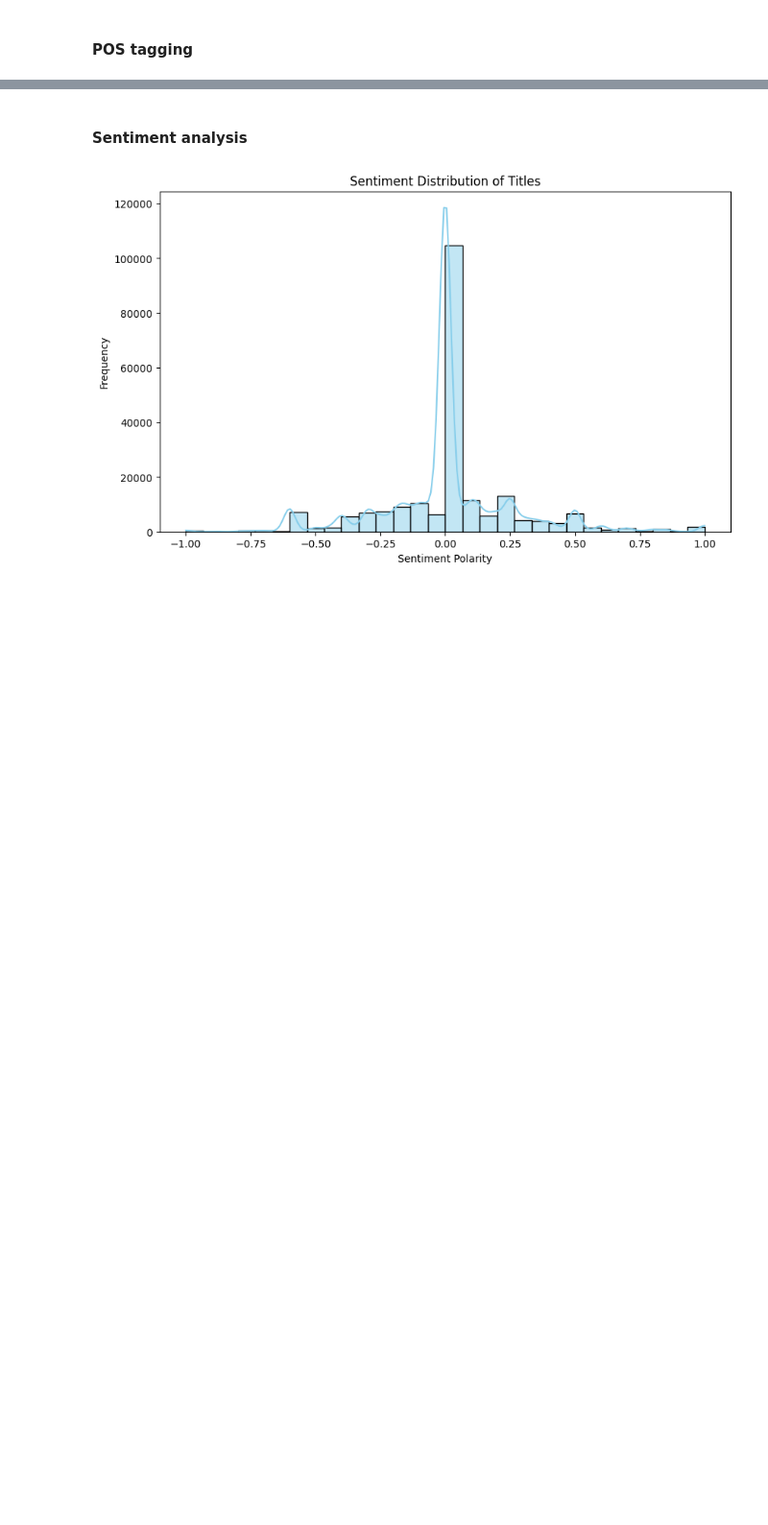
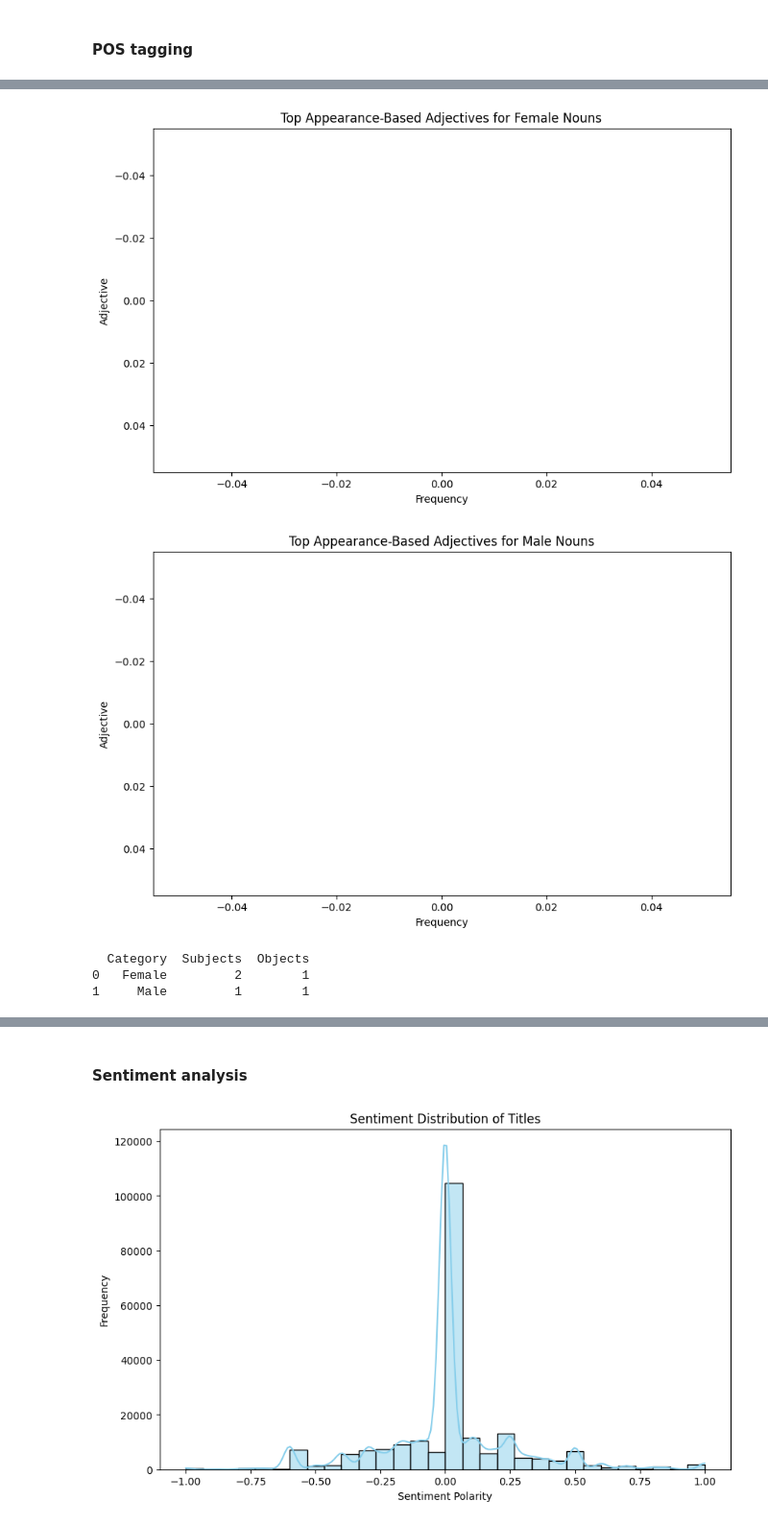
Before and after one commit to ptypes-nlesc/stereotype-map, a Jupyter notebook: notebooks/POS_tagging_dependency_parsing.ipynb, the cells around one changed output, grey strips where cells are left out. Shown at 96% size. Drawn from its saved outputs; the diff is of its cells as text; code cells hidden in the pictures; blank space fills up the shorter version.

```diff
--- a/notebooks/POS_tagging_dependency_parsing.ipynb
+++ b/notebooks/POS_tagging_dependency_parsing.ipynb
@@ -359,0 +501,23 @@ Name: title_adj_noun_pairs, Length: 218004, dtype: object
+# %%
+import matplotlib.pyplot as plt
+
+# Plot top appearance-based adjectives for female nouns
+plt.figure(figsize=(10, 6))
+plt.barh(female_df["Adjective"], female_df["Count"], color="pink")
+plt.xlabel("Frequency")
+plt.ylabel("Adjective")
+plt.title("Top Appearance-Based Adjectives for Female Nouns")
+plt.gca().invert_yaxis()
+plt.show()
+
+# Plot top appearance-based adjectives for male nouns
+plt.figure(figsize=(10, 6))
+plt.barh(male_df["Adjective"], male_df["Count"], color="blue")
+plt.xlabel("Frequency")
+plt.ylabel("Adjective")
+plt.title("Top Appearance-Based Adjectives for Male Nouns")
+plt.gca().invert_yaxis()
+plt.show()
+# %% [output]
+[figure, added]
+[figure, added]
@@ -359,0 +542,49 @@ Name: title_adj_noun_pairs, Length: 218004, dtype: object
+# %%
+from collections import Counter
+import pandas as pd
+
+# Define gendered nouns
+female_nouns = {"woman", "girl", "female"}
+male_nouns = {"man", "boy", "male"}
+
+# Ensure that rows in df.pos_title_with_deps are valid lists of tuples
+valid_rows = df.pos_title_with_deps.dropna()  # Remove NaN values
+valid_rows = valid_rows[valid_rows.apply(lambda x: isinstance(x, list))]  # Keep only lists
+
+# Extract subjects and objects for gendered nouns
+subjects = []
+objects = []
+
+for row in valid_rows:
+    for word, pos, dep in row:  # Each tuple is (word, POS, dependency)
+        if word.lower() in female_nouns.union(male_nouns):
+            if dep == "nsubj":  # Subject
+                subjects.append(word.lower())
+            elif dep in {"dobj", "pobj"}:  # Object
+                objects.append(word.lower())
+
+# Count frequencies for subjects and objects
+subject_counts = Counter(subjects)
+object_counts = Counter(objects)
+
+# Separate counts for female and male nouns
+female_subjects = sum(subject_counts[noun] for noun in female_nouns)
+male_subjects = sum(subject_counts[noun] for noun in male_nouns)
+
+female_objects = sum(object_counts[noun] for noun in female_nouns)
+male_objects = sum(object_counts[noun] for noun in male_nouns)
+
+# Create a DataFrame for visualization
+data = {
+    "Category": ["Female", "Male"],
+    "Subjects": [female_subjects, male_subjects],
+    "Objects": [female_objects, male_objects],
+}
+df_roles = pd.DataFrame(data)
+
+# Display the DataFrame
+print(df_roles)
+# %% [output]
+  Category  Subjects  Objects
+0   Female         2        1
+1     Male         1        1
```
Also changed, not shown: parts of 17 cells of this notebook.
